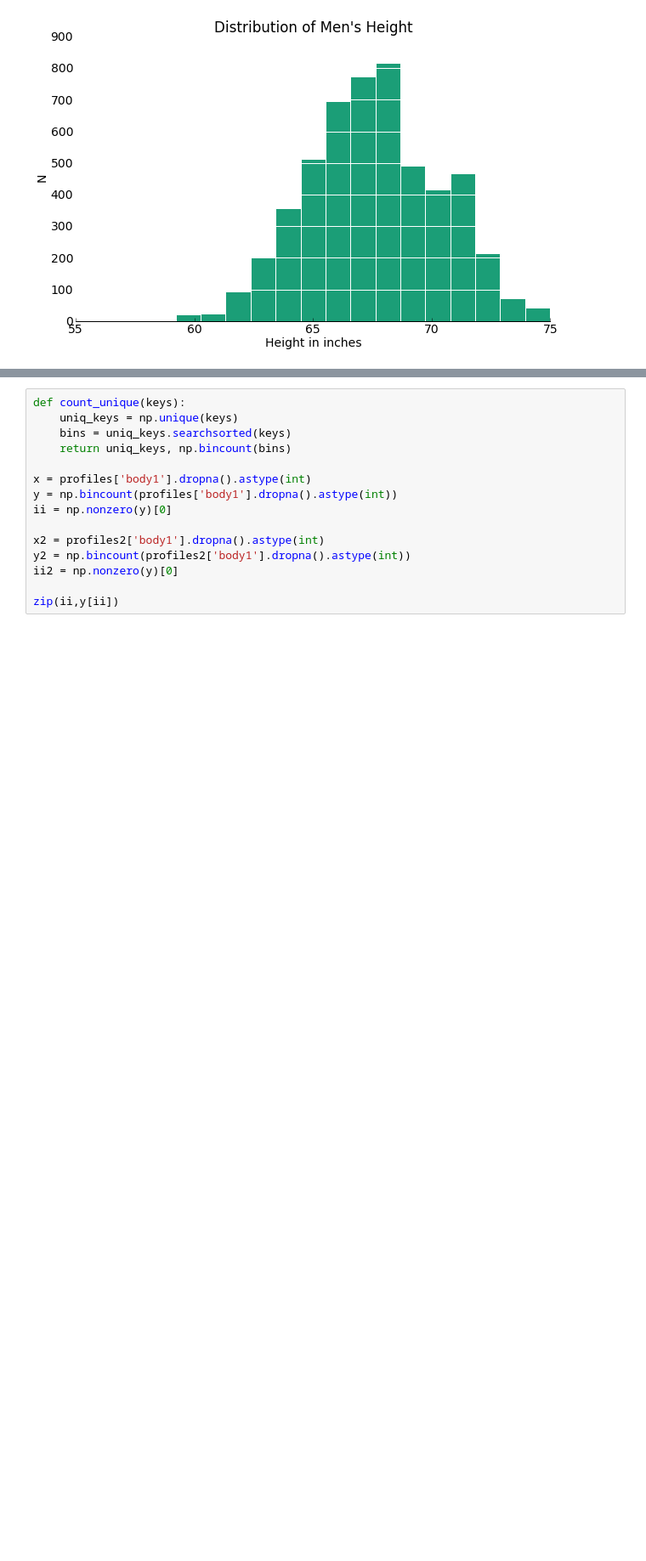
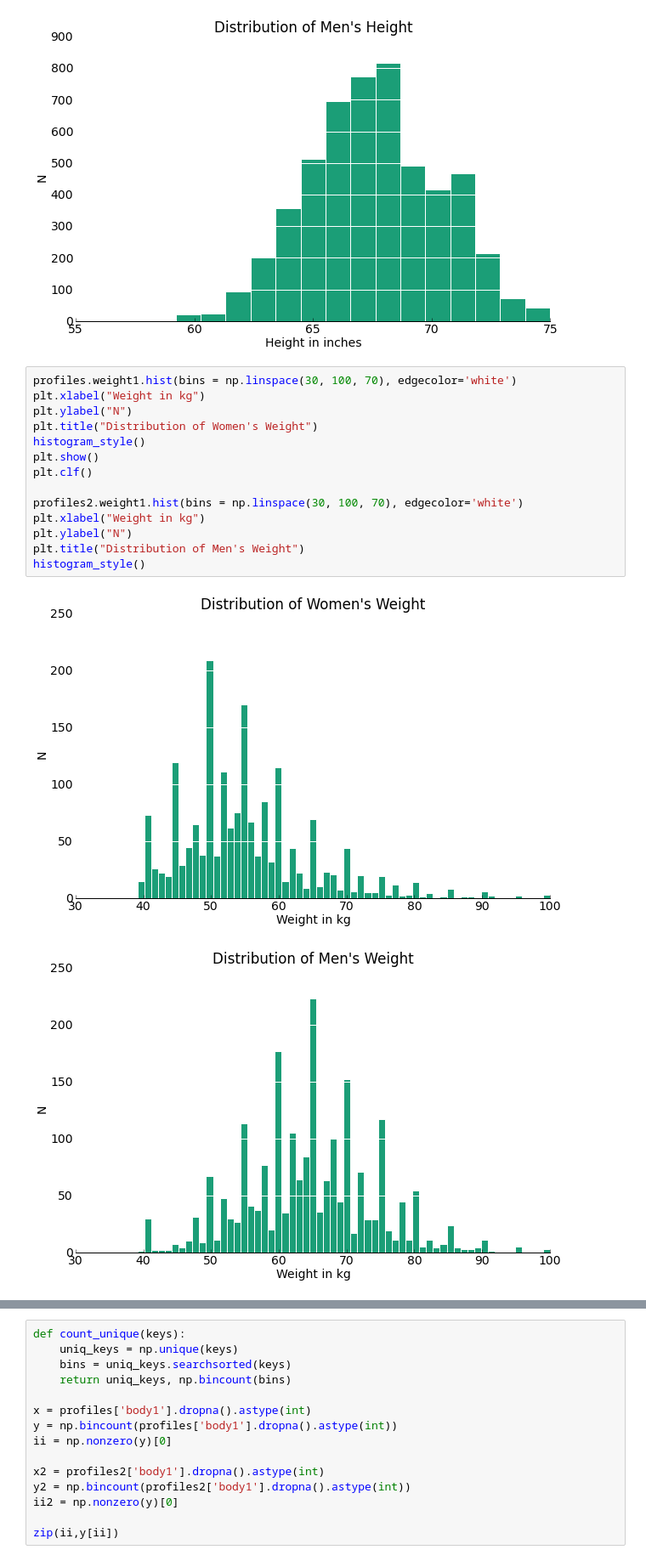
Before and after one commit to deadofied/ac299r, a Jupyter notebook: intro_analysis.ipynb, the cells around one changed output, grey strips where cells are left out. Shown at 85% size. Saved outputs shown, nothing was run; the diff lists cells and outputs as text; blank space fills up the shorter version.

```diff
--- a/intro_analysis.ipynb
+++ b/intro_analysis.ipynb
@@ -87,3 +87,20 @@ histogram_style()
 # %% [output]
 [figure]
 [figure]
+# %%
+profiles.weight1.hist(bins = np.linspace(30, 100, 70), edgecolor='white')
+plt.xlabel("Weight in kg")
+plt.ylabel("N")
+plt.title("Distribution of Women's Weight")
+histogram_style()
+plt.show()
+plt.clf()
+
+profiles2.weight1.hist(bins = np.linspace(30, 100, 70), edgecolor='white')
+plt.xlabel("Weight in kg")
+plt.ylabel("N")
+plt.title("Distribution of Men's Weight")
+histogram_style()
+# %% [output]
+[figure, added]
+[figure, added]
```
Also changed, not shown: parts of 7 cells of this notebook, 3 other files.
